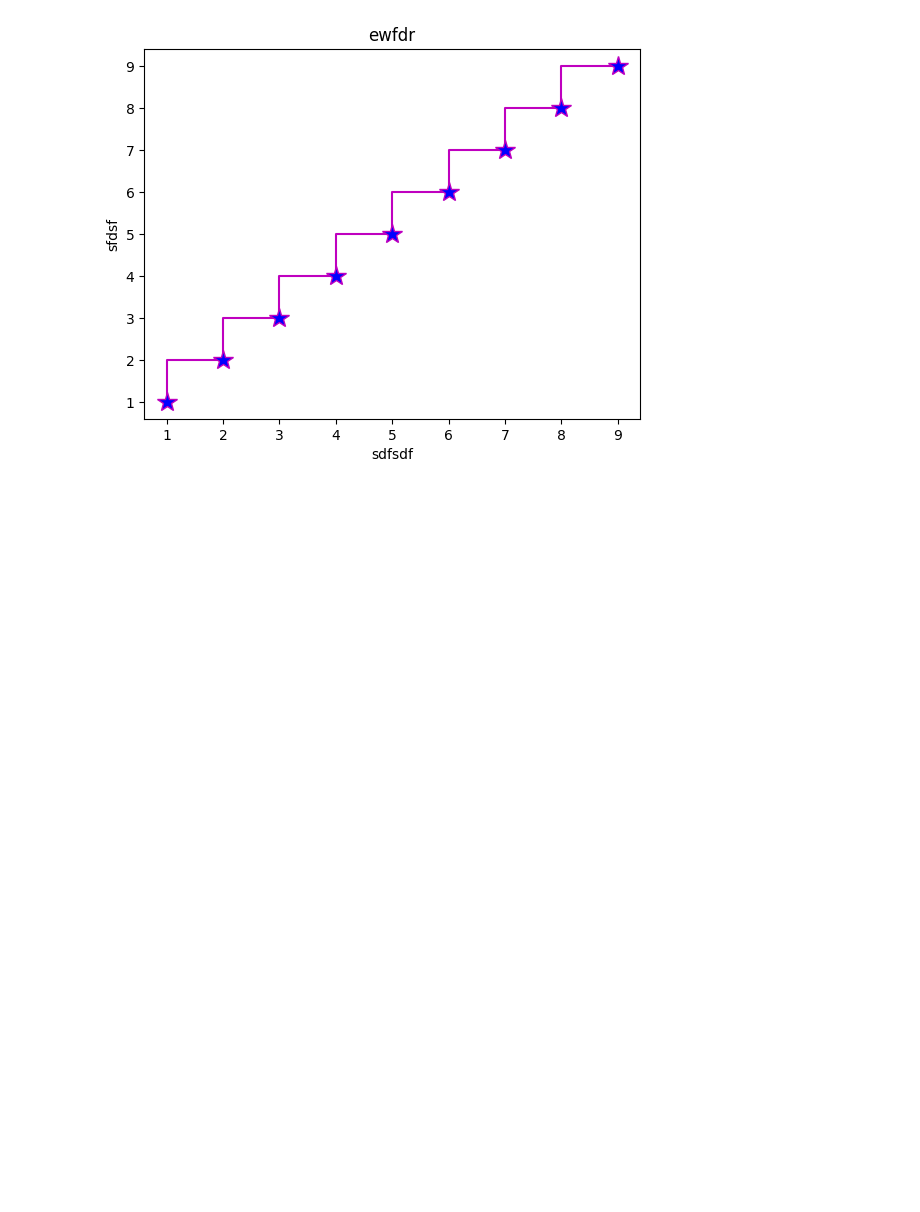
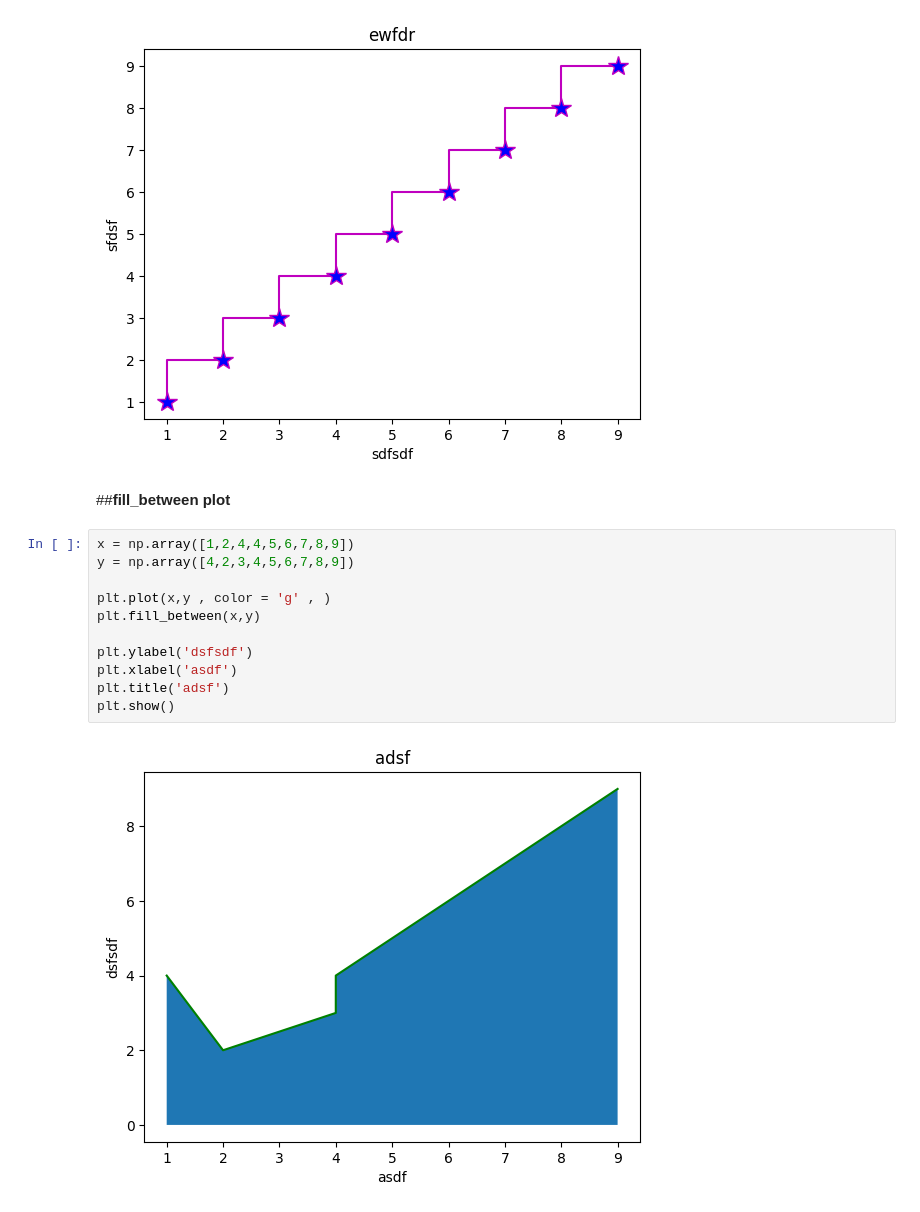
Before and after one commit to dil150898/Hotel_booking_anylisys, a Jupyter notebook: Hotel_Booking_Analysis_Capstone_Project.ipynb, the cells around one changed output. Cells and saved outputs as stored; diff of their text form; blank space fills up the shorter version.

Commit message:
fill_between

```diff
--- a/Hotel_Booking_Analysis_Capstone_Project.ipynb
+++ b/Hotel_Booking_Analysis_Capstone_Project.ipynb
@@ -804,3 +804,18 @@ plt.show()
 # %% [output]
 TypeError: ignored
 [figure]
+# %% [markdown]
+##**fill_between plot**
+# %%
+x = np.array([1,2,4,4,5,6,7,8,9])
+y = np.array([4,2,3,4,5,6,7,8,9])
+
+plt.plot(x,y , color = 'g' , )
+plt.fill_between(x,y)
+
+plt.ylabel('dsfsdf')
+plt.xlabel('asdf')
+plt.title('adsf')
+plt.show()
+# %% [output]
+[figure, added]
```
Also changed, not shown: parts of 3 cells of this notebook.
